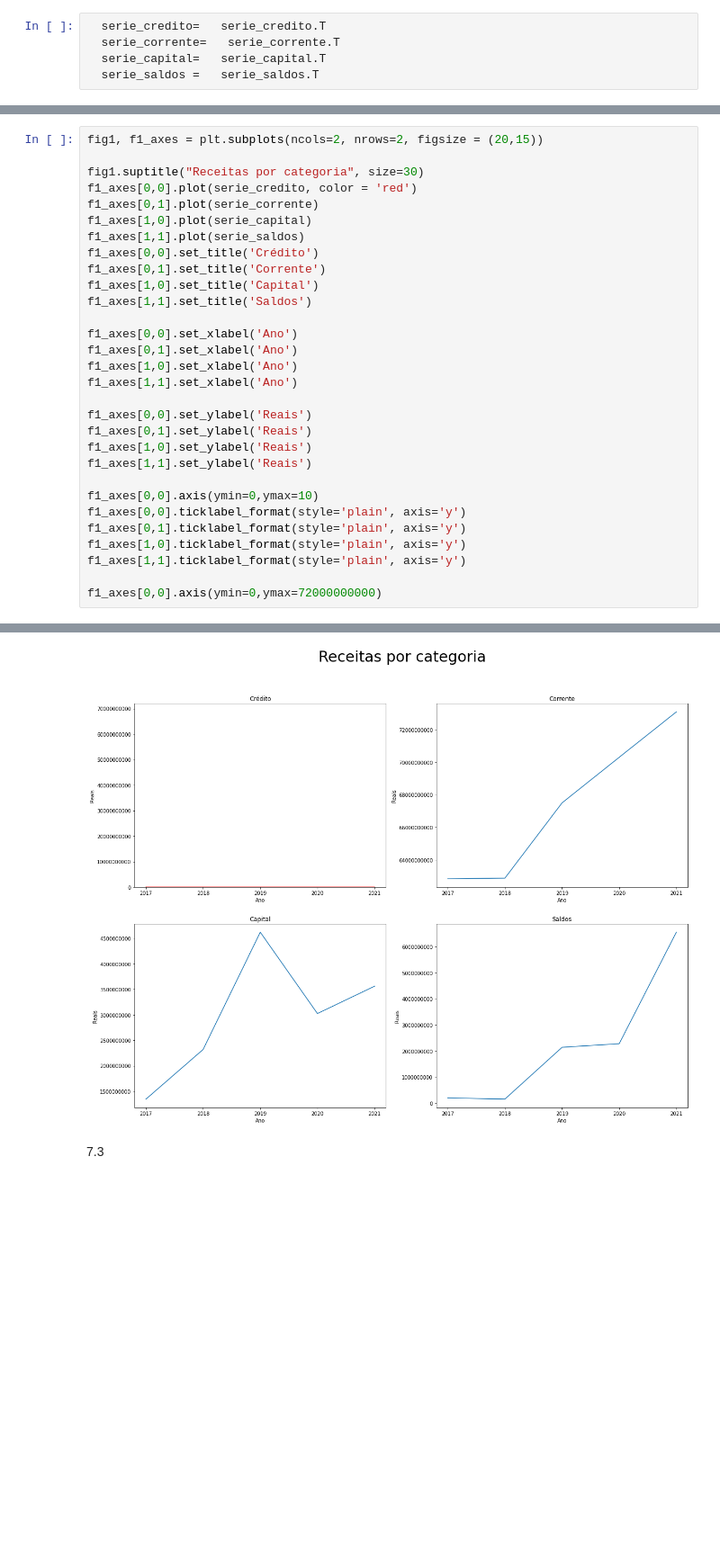
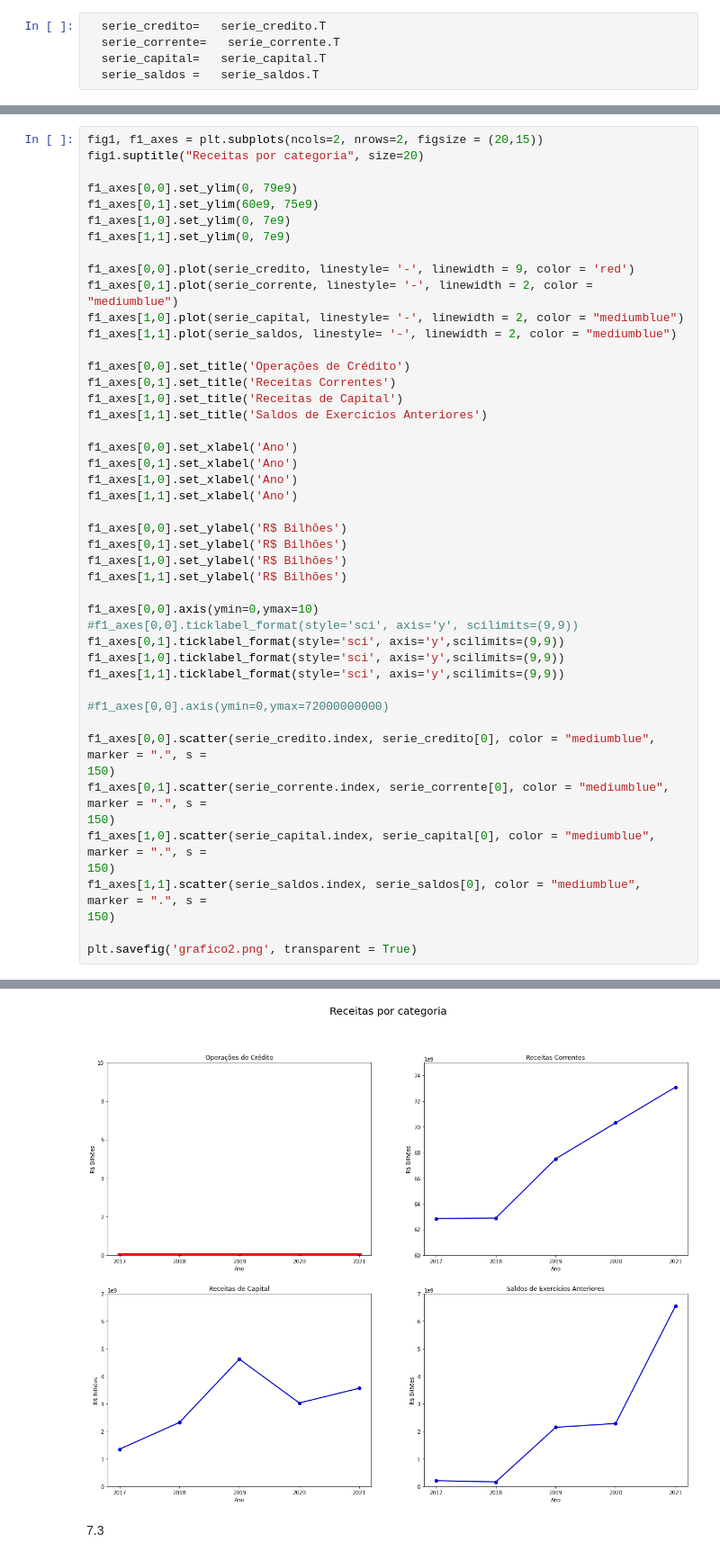
Before and after one commit to carolfazani/orcamento_sp, a Jupyter notebook: Preparando_os_dados.ipynb, the cells around one changed output, grey strips where cells are left out. Shown at 90% size. Drawn from its saved outputs; the diff is of its cells as text; blank space fills up the shorter version.

```diff
--- a/Preparando_os_dados.ipynb
+++ b/Preparando_os_dados.ipynb
@@ -455,31 +492,48 @@ serie_capital.head()
 # %%
 fig1, f1_axes = plt.subplots(ncols=2, nrows=2, figsize = (20,15))
+fig1.suptitle("Receitas por categoria", size=20)
 
-fig1.suptitle("Receitas por categoria", size=30)
-f1_axes[0,0].plot(serie_credito, color = 'red')
-f1_axes[0,1].plot(serie_corrente)
-f1_axes[1,0].plot(serie_capital)
-f1_axes[1,1].plot(serie_saldos)
-f1_axes[0,0].set_title('Crédito')
-f1_axes[0,1].set_title('Corrente')
-f1_axes[1,0].set_title('Capital')
-f1_axes[1,1].set_title('Saldos')
+f1_axes[0,0].set_ylim(0, 79e9)
+f1_axes[0,1].set_ylim(60e9, 75e9)
+f1_axes[1,0].set_ylim(0, 7e9)
+f1_axes[1,1].set_ylim(0, 7e9)
+
+f1_axes[0,0].plot(serie_credito, linestyle= '-', linewidth = 9, color = 'red')
+f1_axes[0,1].plot(serie_corrente, linestyle= '-', linewidth = 2, color = "mediumblue")
+f1_axes[1,0].plot(serie_capital, linestyle= '-', linewidth = 2, color = "mediumblue")
+f1_axes[1,1].plot(serie_saldos, linestyle= '-', linewidth = 2, color = "mediumblue")
+
+f1_axes[0,0].set_title('Operações de Crédito')
+f1_axes[0,1].set_title('Receitas Correntes')
+f1_axes[1,0].set_title('Receitas de Capital')
+f1_axes[1,1].set_title('Saldos de Exercícios Anteriores')
 
 f1_axes[0,0].set_xlabel('Ano')
 f1_axes[0,1].set_xlabel('Ano')
 f1_axes[1,0].set_xlabel('Ano')
 f1_axes[1,1].set_xlabel('Ano')
 
-f1_axes[0,0].set_ylabel('Reais')
-f1_axes[0,1].set_ylabel('Reais')
-f1_axes[1,0].set_ylabel('Reais')
-f1_axes[1,1].set_ylabel('Reais')
+f1_axes[0,0].set_ylabel('R$ Bilhões')
+f1_axes[0,1].set_ylabel('R$ Bilhões')
+f1_axes[1,0].set_ylabel('R$ Bilhões')
+f1_axes[1,1].set_ylabel('R$ Bilhões')
 
 f1_axes[0,0].axis(ymin=0,ymax=10)
-f1_axes[0,0].ticklabel_format(style='plain', axis='y')
-f1_axes[0,1].ticklabel_format(style='plain', axis='y')
-f1_axes[1,0].ticklabel_format(style='plain', axis='y')
-f1_axes[1,1].ticklabel_format(style='plain', axis='y')
+#f1_axes[0,0].ticklabel_format(style='sci', axis='y', scilimits=(9,9))
+f1_axes[0,1].ticklabel_format(style='sci', axis='y',scilimits=(9,9))
+f1_axes[1,0].ticklabel_format(style='sci', axis='y',scilimits=(9,9))
+f1_axes[1,1].ticklabel_format(style='sci', axis='y',scilimits=(9,9))
 
-f1_axes[0,0].axis(ymin=0,ymax=72000000000)
+#f1_axes[0,0].axis(ymin=0,ymax=72000000000)
+
+f1_axes[0,0].scatter(serie_credito.index, serie_credito[0], color = "mediumblue", marker = ".", s =
+150)
+f1_axes[0,1].scatter(serie_corrente.index, serie_corrente[0], color = "mediumblue", marker = ".", s =
+150)
+f1_axes[1,0].scatter(serie_capital.index, serie_capital[0], color = "mediumblue", marker = ".", s =
+150)
+f1_axes[1,1].scatter(serie_saldos.index, serie_saldos[0], color = "mediumblue", marker = ".", s =
+150)
+
+plt.savefig('grafico2.png', transparent = True)
 # %% [output]
@@ -487,4 +540,4 @@ f1_axes[0,0].axis(ymin=0,ymax=72000000000)
-[figure, old version]
+[figure, new version]
 # %% [markdown]
 7.3
 # %%
```
Also changed, not shown: parts of 18 cells of this notebook.
